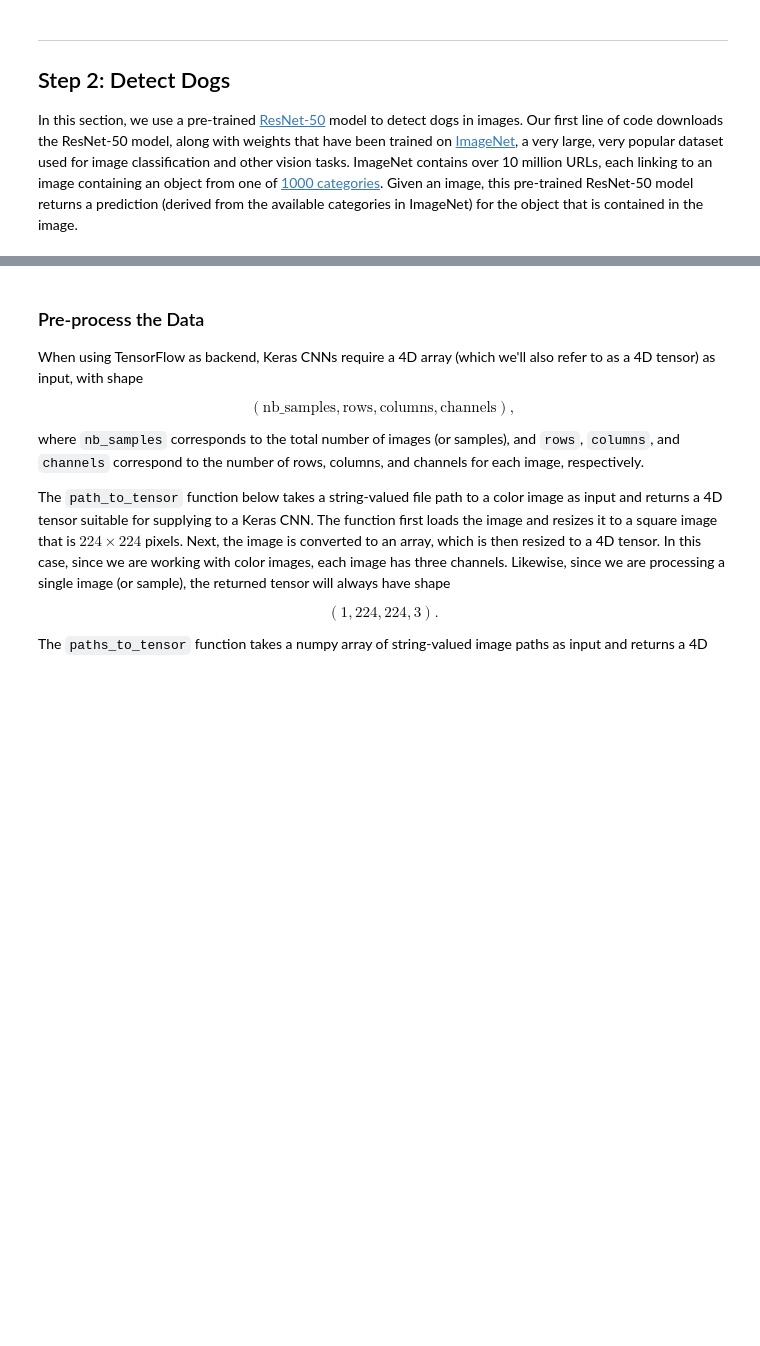
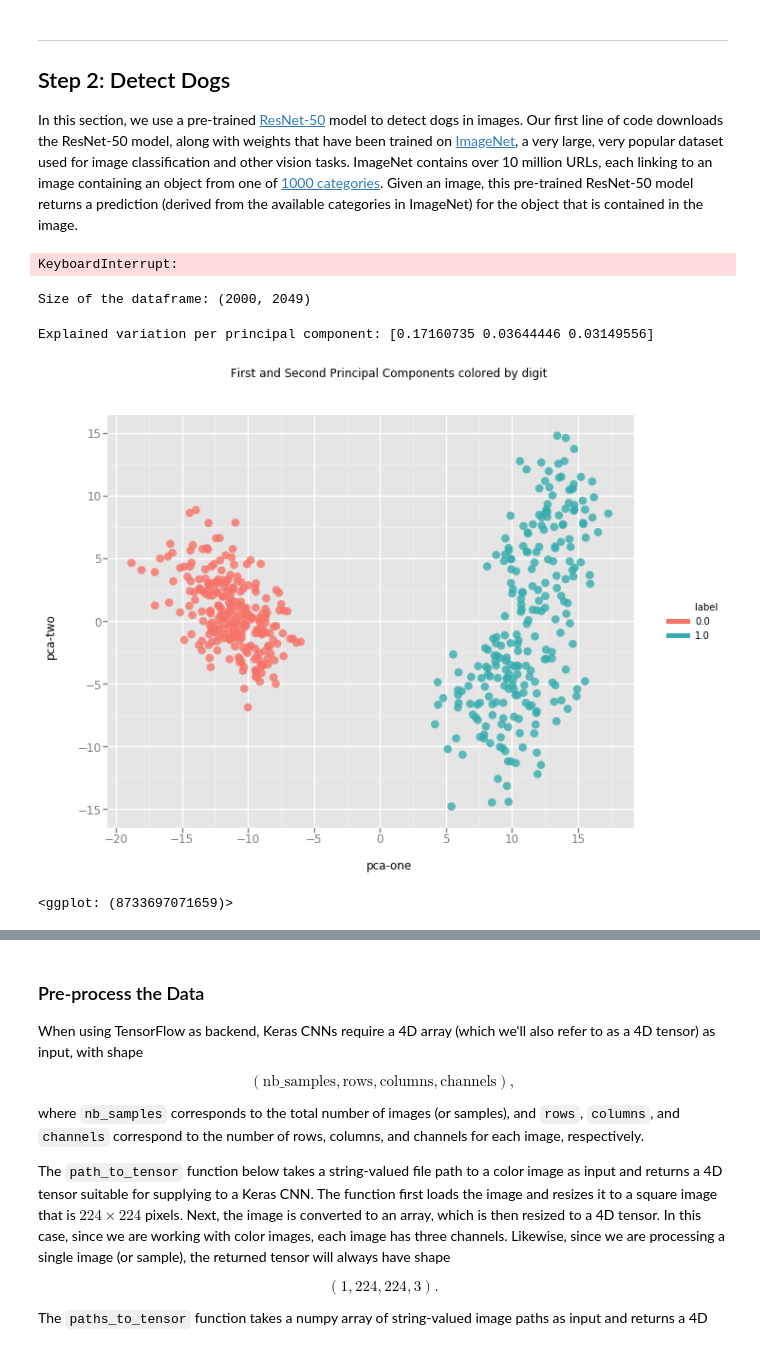
Before and after one commit to lazem/dog_project, a Jupyter notebook: dog_app.ipynb, the cells around one changed output, grey strips where cells are left out. Saved outputs shown, nothing was run; the diff lists cells and outputs as text; code cells hidden in the pictures; blank space fills up the shorter version.

```diff
--- a/dog_app.ipynb
+++ b/dog_app.ipynb
@@ -252,3 +231,71 @@ from keras.applications.resnet50 import ResNet50
 
 # define ResNet50 model
 ResNet50_model = ResNet50(weights='imagenet')
+# %%
+resnet_model = ResNet50(input_shape=(224, 224, 3), weights='imagenet', include_top=False)  # Since top layer is the fc layer used for predictions
+def extract_resnet(X):
+    # X : images numpy array
+
+    features_array = resnet_model.predict(X)
+    return features_array
+# %%
+# extract_resnet(path_to_tensor(human_files_short[1]))[0,0,0,:].shape
+
+# from tqdm import tqdm
+def get_res_features_all(img_list):
+    train_features = [extract_resnet(preprocess_input(path_to_tensor(h_pic)))[0,0,0,:] for h_pic in tqdm(img_list)]
+
+
+    x = np.array(train_features)
+#     X_train.shape
+    return x
+
+# X_train_O = np.concatenate((get_res_features_all(human_files[:200]) , get_res_features_all(train_files[:200])), axis=0)
+X_train_O = get_res_features_all(train_files[:1000])
+# X_test_O = np.concatenate((get_res_features_all(human_files[:100]) , get_res_features_all(train_files[:100])), axis=0)
+X_train_H = get_res_features_all(human_files[:1000])
+y = np.concatenate((np.zeros(1000),np.ones(1000)), axis=0)
+# %% [output]
+KeyboardInterrupt:
+# %%
+y = np.concatenate((np.zeros(1000),np.ones(1000)), axis=0)
+# %%
+import pandas as pd
+
+X_train_All = np.concatenate((X_train_O, X_train_H), axis=0)
+
+feat_cols = [ 'feature'+str(i) for i in range(X_train_All.shape[1]) ]
+
+df = pd.DataFrame(X_train_All,columns=feat_cols)
+df['label'] = y
+df['label'] = df['label'].apply(lambda i: str(i))
+
+X, y = None, None
+
+print('Size of the dataframe: {}'.format(df.shape))
+# %% [output]
+Size of the dataframe: (2000, 2049)
+# %%
+from sklearn.decomposition import PCA
+
+pca = PCA(n_components=3)
+pca_result = pca.fit_transform(df[feat_cols].values)
+
+df['pca-one'] = pca_result[:,0]
+df['pca-two'] = pca_result[:,1]
+df['pca-three'] = pca_result[:,2]
+
+print('Explained variation per principal component: {}'.format(pca.explained_variance_ratio_))
+# %% [output]
+Explained variation per principal component: [0.17160735 0.03644446 0.03149556]
+# %%
+from ggplot import *
+
+rndperm = np.random.permutation(df.shape[0])
+chart = ggplot( df.loc[rndperm[:500],:], aes(x='pca-one', y='pca-two', color='label') ) \
+        + geom_point(size=75,alpha=0.8) \
+        + ggtitle("First and Second Principal Components colored by digit")
+chart
+# %% [output]
+[figure, added]
+<ggplot: (8733697071659)>
```
Also changed, not shown: parts of 17 cells of this notebook.
